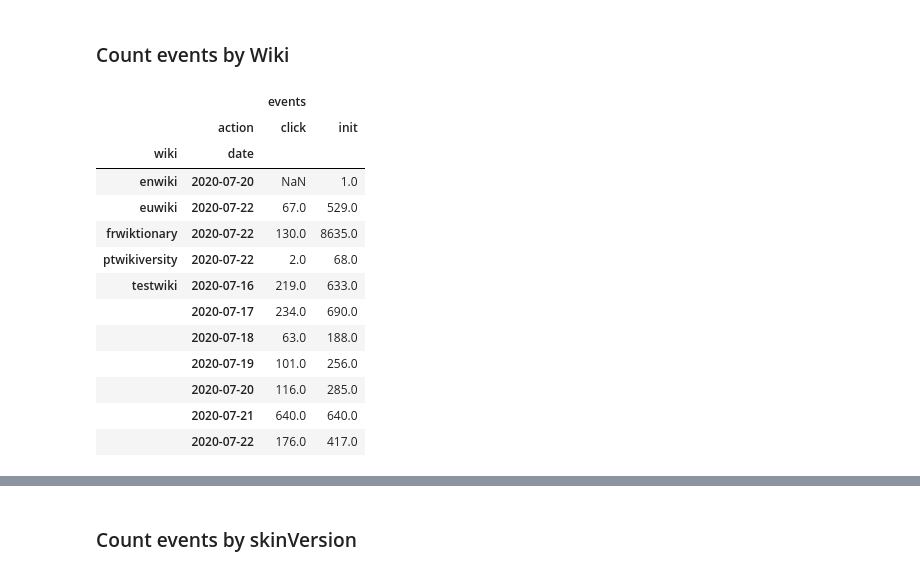
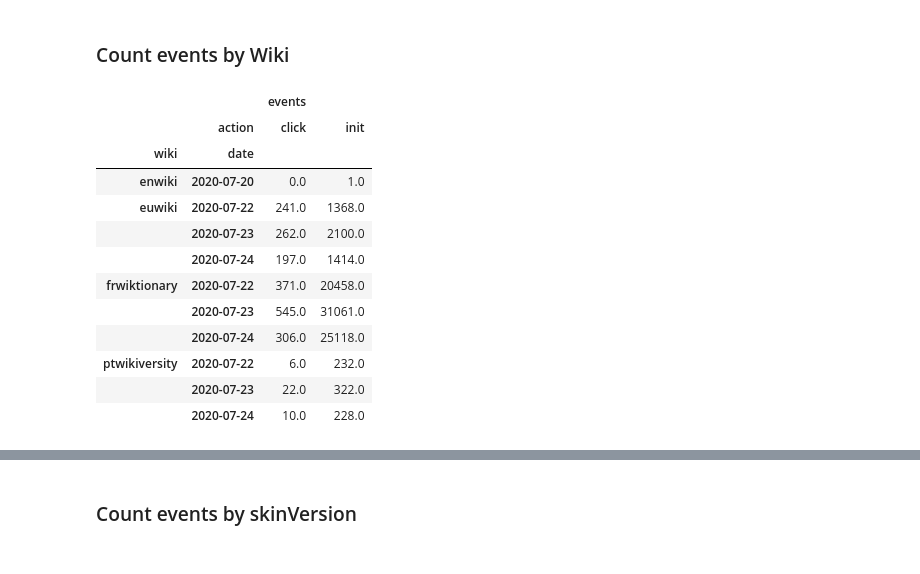
Before and after one commit to wikimedia-research/Collapsible-Sidebar-Analysis, a Jupyter notebook: Post Deployment Data QA for Collapsible Sidebar Instrumentation.ipynb, the cells around one changed output, grey strips where cells are left out. Drawn from its saved outputs; the diff is of its cells as text; code cells hidden in the pictures.

```diff
--- a/Post Deployment Data QA for Collapsible Sidebar Instrumentation.ipynb
+++ b/Post Deployment Data QA for Collapsible Sidebar Instrumentation.ipynb
@@ -28,0 +31,15 @@ To see the changes, refer to https://github.com/neilpquinn/wmfdata/blob/release/
+# %%
+# Count all events
+
+count_actions = hive.run("""
+SELECT
+  date_format(dt, "yyyy-MM-dd") AS date,
+  event.action AS action,
+  COUNT(*) AS events
+FROM event.desktopwebuiactionstracking
+WHERE
+  year = 2020
+  AND month=7 AND day > 19
+  AND wiki <> 'testwiki'
+GROUP BY date_format(dt, "yyyy-MM-dd"), event.action
+""")
@@ -40,23 +73,25 @@ SELECT
 FROM event.desktopwebuiactionstracking
 WHERE
   year = 2020
-  AND month=7 AND day > 15
+  AND month=7 AND day > 19
+  AND wiki <>'testwiki'
 GROUP BY date_format(dt, "yyyy-MM-dd"), event.action, wiki
 """)
 # %%
-count_actions_wiki.pivot_table(index=["wiki","date"],columns=["action"])
+count_actions_wiki_pivot=count_actions_wiki.pivot_table(index=["wiki","date"],
+                                                        columns=["action"], values=['events']).fillna(0)
+count_actions_wiki_pivot
 # %% [output]
 |  |  | events |  |
 |  | action | click | init |
 | wiki | date |  |  |
-| enwiki | 2020-07-20 | NaN | 1.0 |
-| euwiki | 2020-07-22 | 67.0 | 529.0 |
-| frwiktionary | 2020-07-22 | 130.0 | 8635.0 |
-| ptwikiversity | 2020-07-22 | 2.0 | 68.0 |
-| testwiki | 2020-07-16 | 219.0 | 633.0 |
-|  | 2020-07-17 | 234.0 | 690.0 |
-|  | 2020-07-18 | 63.0 | 188.0 |
-|  | 2020-07-19 | 101.0 | 256.0 |
-|  | 2020-07-20 | 116.0 | 285.0 |
-|  | 2020-07-21 | 640.0 | 640.0 |
-|  | 2020-07-22 | 176.0 | 417.0 |
+| enwiki | 2020-07-20 | 0.0 | 1.0 |
+| euwiki | 2020-07-22 | 241.0 | 1368.0 |
+|  | 2020-07-23 | 262.0 | 2100.0 |
+|  | 2020-07-24 | 197.0 | 1414.0 |
+| frwiktionary | 2020-07-22 | 371.0 | 20458.0 |
+|  | 2020-07-23 | 545.0 | 31061.0 |
+|  | 2020-07-24 | 306.0 | 25118.0 |
+| ptwikiversity | 2020-07-22 | 6.0 | 232.0 |
+|  | 2020-07-23 | 22.0 | 322.0 |
+|  | 2020-07-24 | 10.0 | 228.0 |
```
Also changed, not shown: parts of 26 cells of this notebook.
